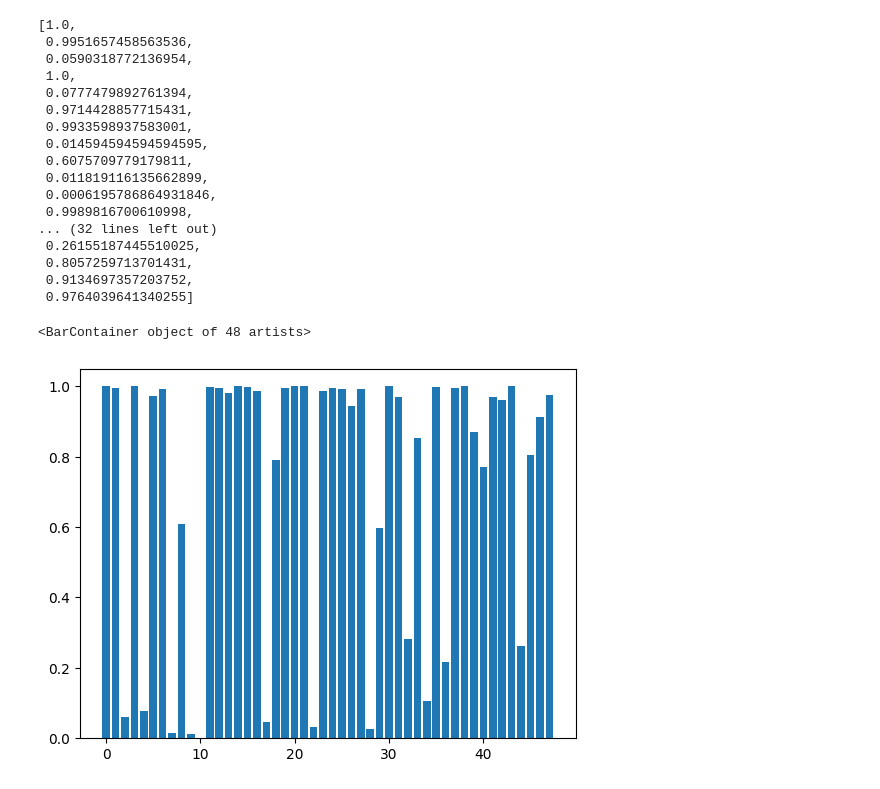
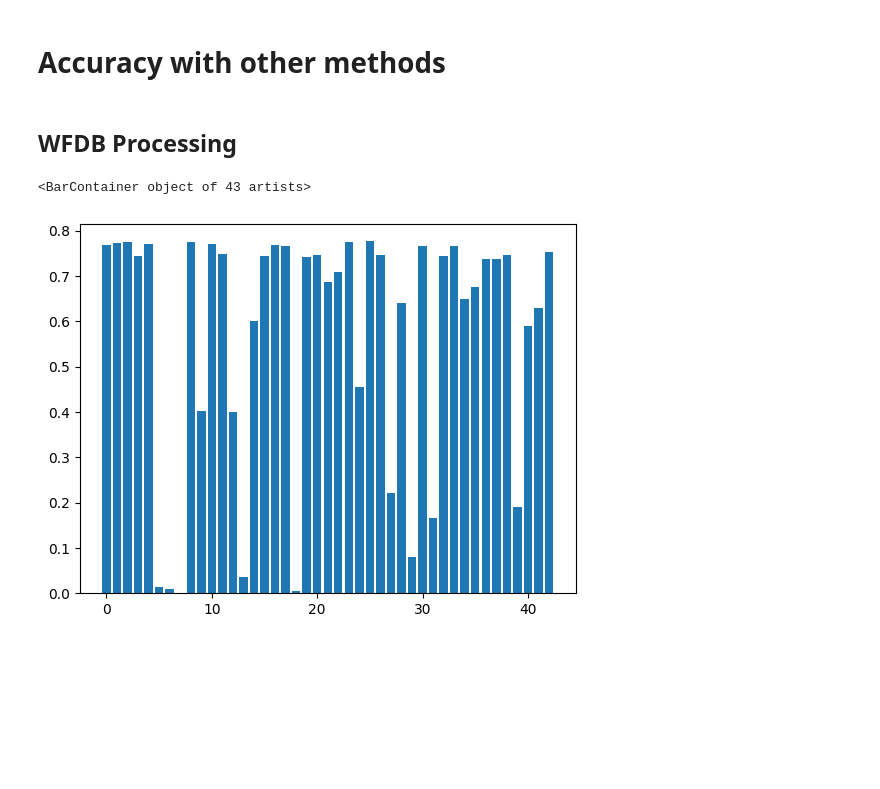
Before and after one commit to armindieroten/RPeak-detection_PanTompkins-, a Jupyter notebook: Benchmark.ipynb, the cells around one changed output. Cells and saved outputs as stored; diff of their text form; code cells hidden in the pictures; blank space fills up the shorter version.

Commit message:
Update Benchmark.ipynb
1- Removed Records with PaceMakers/Considerable Noise

2- Added comparisons with other methods

```diff
--- a/Benchmark.ipynb
+++ b/Benchmark.ipynb
@@ -16,6 +17,10 @@ for file in os.listdir(DatasetPath):
     if file.endswith(".dat"):
 
         EpisodeNames.append( Path((file)).stem )
+# %%
+BlackList = [102,104,113,108,207] # Records with PaceMakers/Considerable Noise
+
+EpisodeNames[:] = [item for item in EpisodeNames if int(item) not in BlackList]
 # %%
 signal = []
 actualpeaks = []
@@ -72,25 +82,29 @@ for i,ep in enumerate(output):
-# %%
-PositivePredictiveValue_precision
-# %% [output]
-[1.0,
- 0.9951657458563536,
- 0.0590318772136954,
- 1.0,
- 0.0777479892761394,
- 0.9714428857715431,
- 0.9933598937583001,
- 0.014594594594594595,
- 0.6075709779179811,
- 0.011819116135662899,
- 0.0006195786864931846,
- 0.9989816700610998,
-... (32 lines left out)
- 0.26155187445510025,
- 0.8057259713701431,
- 0.9134697357203752,
- 0.9764039641340255]
-# %%
-plt.bar(range(len(PositivePredictiveValue_precision)),PositivePredictiveValue_precision)
-# %% [output]
-<BarContainer object of 48 artists>
-[figure, removed]
+# %% [markdown]
+# Accuracy with other methods
+# %% [markdown]
+## WFDB Processing
+# %%
+import wfdb.processing
+
+peaks = []
+
+res = []
+
+for ep in signal:
+
+    peaks.append ( wfdb.processing.xqrs_detect(ep, fs=360, verbose=False) )
+
+
+precision = []
+
+for i,ep in enumerate(signal):
+
+    res =    compare_heartbeats (  peaks[i] , actualpeaks[i]  ,  max_distance=7 )
+
+    precision.append (len(res.TP)/(len(res.TP)+len(res.FP)))
+
+
+plt.bar(range(len(precision)),precision)
+# %% [output]
+<BarContainer object of 43 artists>
+[figure, added]
```
Also changed, not shown: parts of 7 cells of this notebook.
